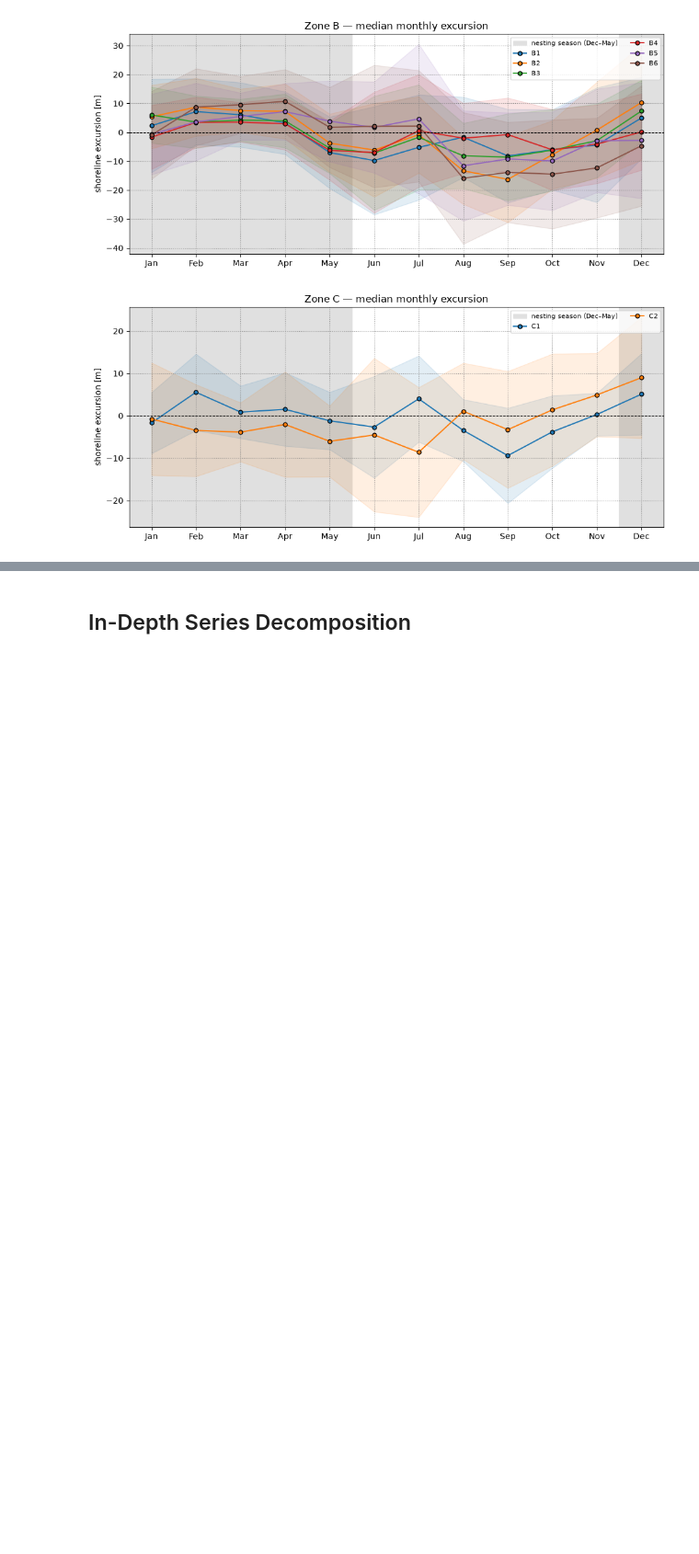
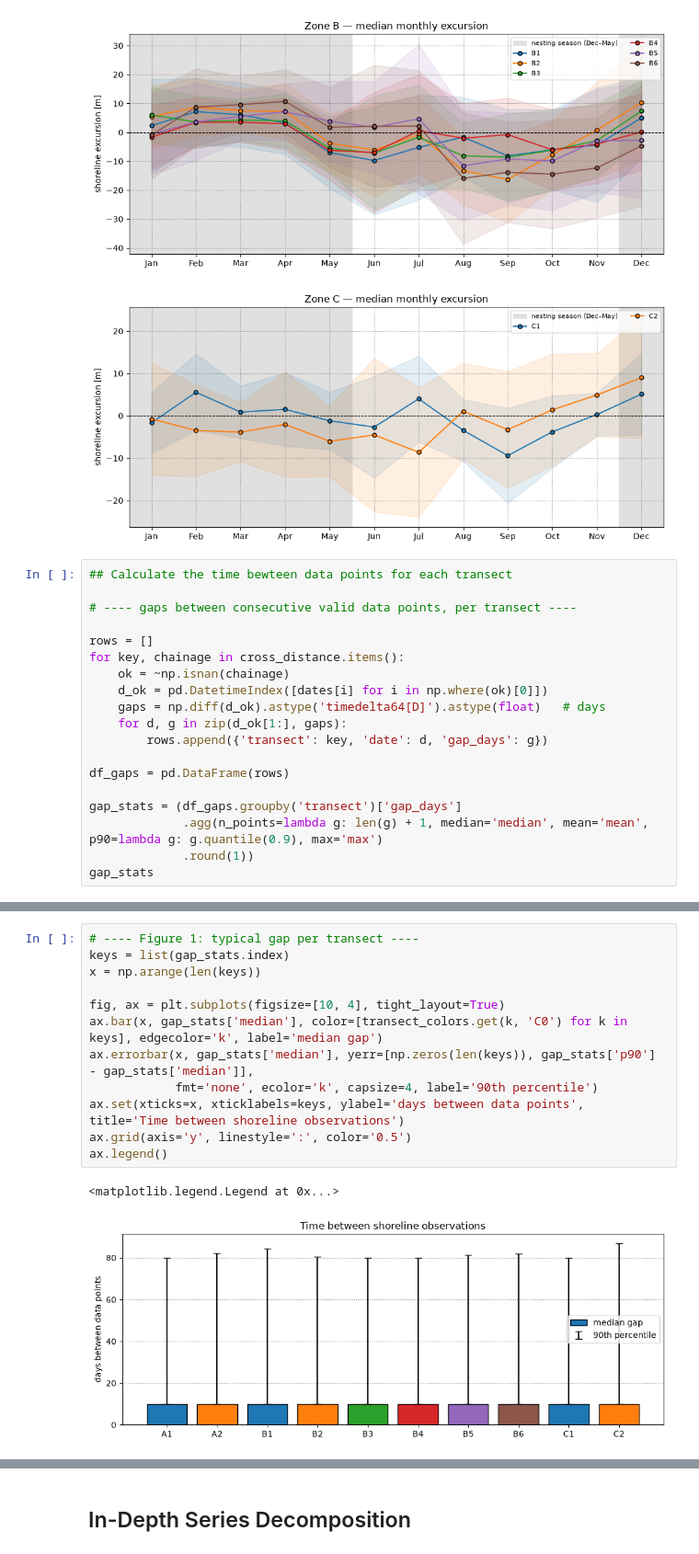
Before and after one commit to mdelemosschaper/quintaplaya, a Jupyter notebook: notebooks/marcus_shorelines.ipynb, the cells around one changed output, grey strips where cells are left out. Shown at 92% size. Cells and saved outputs as stored; diff of their text form; blank space fills up the shorter version.

```diff
--- a/notebooks/marcus_shorelines.ipynb
+++ b/notebooks/marcus_shorelines.ipynb
@@ -311,3 +311,22 @@ for zone in ['A', 'B', 'C']:
 [figure]
 [figure]
 [figure]
+# %%
+## Calculate the time bewteen data points for each transect
+
+# ---- gaps between consecutive valid data points, per transect ----
+
+rows = []
+for key, chainage in cross_distance.items():
+    ok = ~np.isnan(chainage)
+    d_ok = pd.DatetimeIndex([dates[i] for i in np.where(ok)[0]])
+    gaps = np.diff(d_ok).astype('timedelta64[D]').astype(float)   # days
+    for d, g in zip(d_ok[1:], gaps):
+        rows.append({'transect': key, 'date': d, 'gap_days': g})
+
+df_gaps = pd.DataFrame(rows)
+
+gap_stats = (df_gaps.groupby('transect')['gap_days']
+             .agg(n_points=lambda g: len(g) + 1, median='median', mean='mean', p90=lambda g: g.quantile(0.9), max='max')
+             .round(1))
+gap_stats
@@ -313,0 +346,15 @@ for zone in ['A', 'B', 'C']:
+# %%
+# ---- Figure 1: typical gap per transect ----
+keys = list(gap_stats.index)
+x = np.arange(len(keys))
+
+fig, ax = plt.subplots(figsize=[10, 4], tight_layout=True)
+ax.bar(x, gap_stats['median'], color=[transect_colors.get(k, 'C0') for k in keys], edgecolor='k', label='median gap')
+ax.errorbar(x, gap_stats['median'], yerr=[np.zeros(len(keys)), gap_stats['p90'] - gap_stats['median']],
+            fmt='none', ecolor='k', capsize=4, label='90th percentile')
+ax.set(xticks=x, xticklabels=keys, ylabel='days between data points', title='Time between shoreline observations')
+ax.grid(axis='y', linestyle=':', color='0.5')
+ax.legend()
+# %% [output]
+<matplotlib.legend.Legend at 0x...>
+[figure, added]
```
Also changed, not shown: parts of 6 cells of this notebook.
